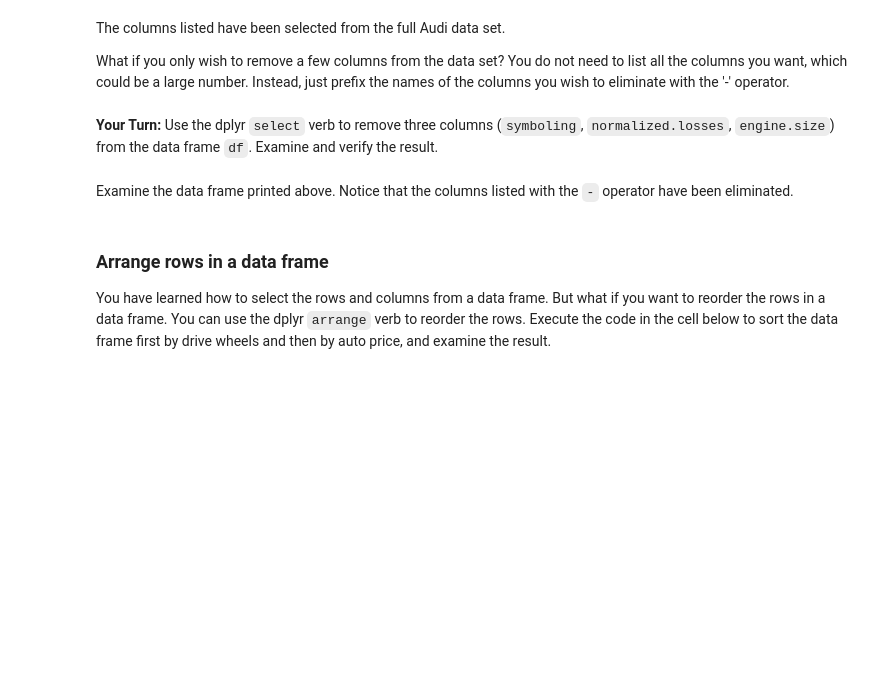
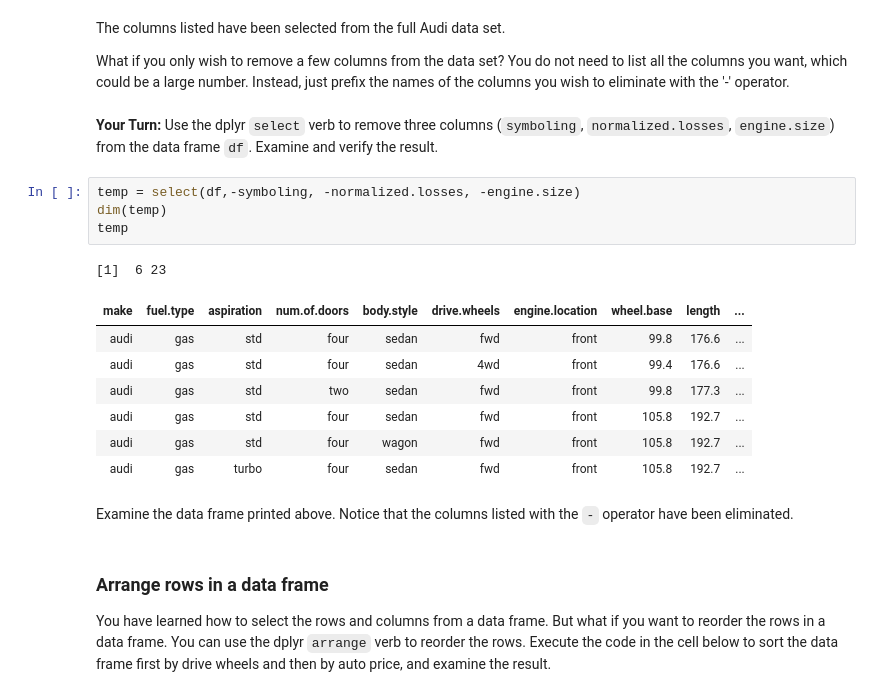
Before and after one commit to StephenElston/DataScience350, a Jupyter notebook: Lecture3/DataMungingdplyr.ipynb, the cells around one changed output. Cells and saved outputs as stored; diff of their text form; blank space fills up the shorter version.

```diff
--- a/Lecture3/DataMungingdplyr.ipynb
+++ b/Lecture3/DataMungingdplyr.ipynb
@@ -153,6 +165,19 @@ The columns listed have been selected from the full Audi data set.
 What if you only wish to remove a few columns from the data set? You do not need to list all the columns you want, which could be a large number. Instead, just prefix the names of the columns you wish to eliminate with the '-' operator.
 # %% [markdown]
 **Your Turn:** Use the dplyr `select` verb to remove three columns (`symboling`, `normalized.losses`, `engine.size`) from the data frame `df`. Examine and verify the result.
+# %%
+temp = select(df,-symboling, -normalized.losses, -engine.size)
+dim(temp)
+temp
+# %% [output]
+[1]  6 23
+| make | fuel.type | aspiration | num.of.doors | body.style | drive.wheels | engine.location | wheel.base | length | ... |
+| audi | gas | std | four | sedan | fwd | front | 99.8 | 176.6 | ... |
+| audi | gas | std | four | sedan | 4wd | front | 99.4 | 176.6 | ... |
+| audi | gas | std | two | sedan | fwd | front | 99.8 | 177.3 | ... |
+| audi | gas | std | four | sedan | fwd | front | 105.8 | 192.7 | ... |
+| audi | gas | std | four | wagon | fwd | front | 105.8 | 192.7 | ... |
+| audi | gas | turbo | four | sedan | fwd | front | 105.8 | 192.7 | ... |
 # %% [markdown]
 Examine the data frame printed above. Notice that the columns listed with the `-` operator have been eliminated.
 # %% [markdown]
```
Also changed, not shown: parts of 4 cells of this notebook, 2 other files.
